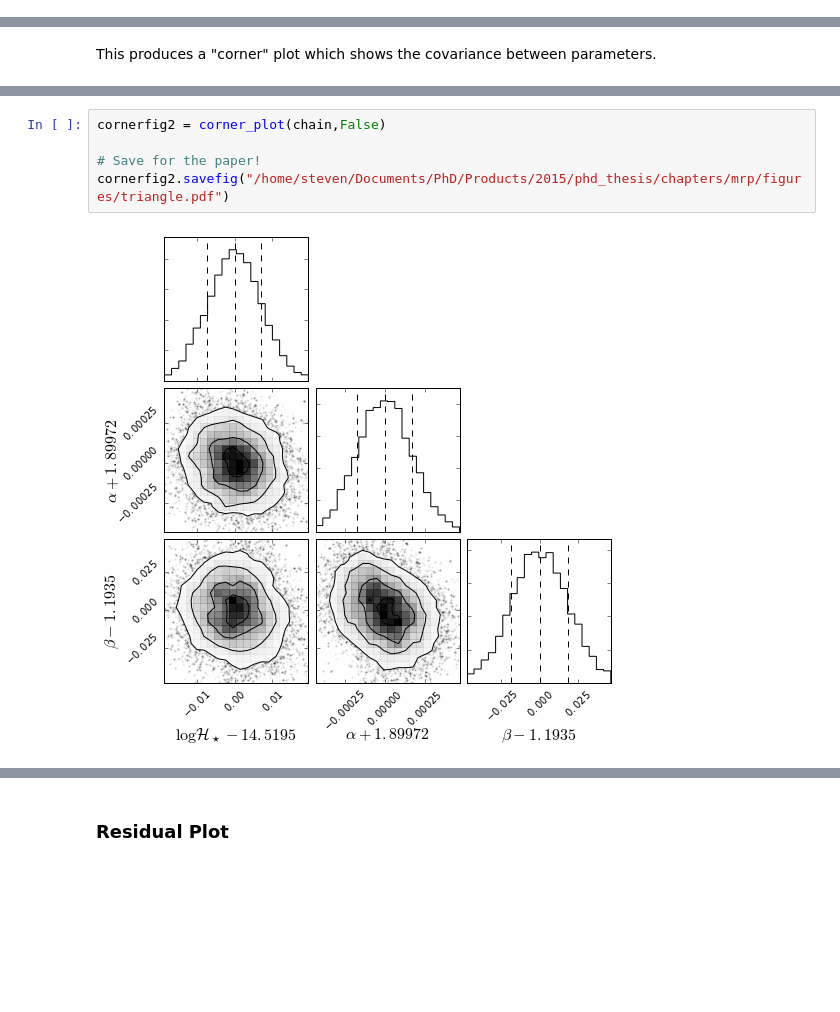
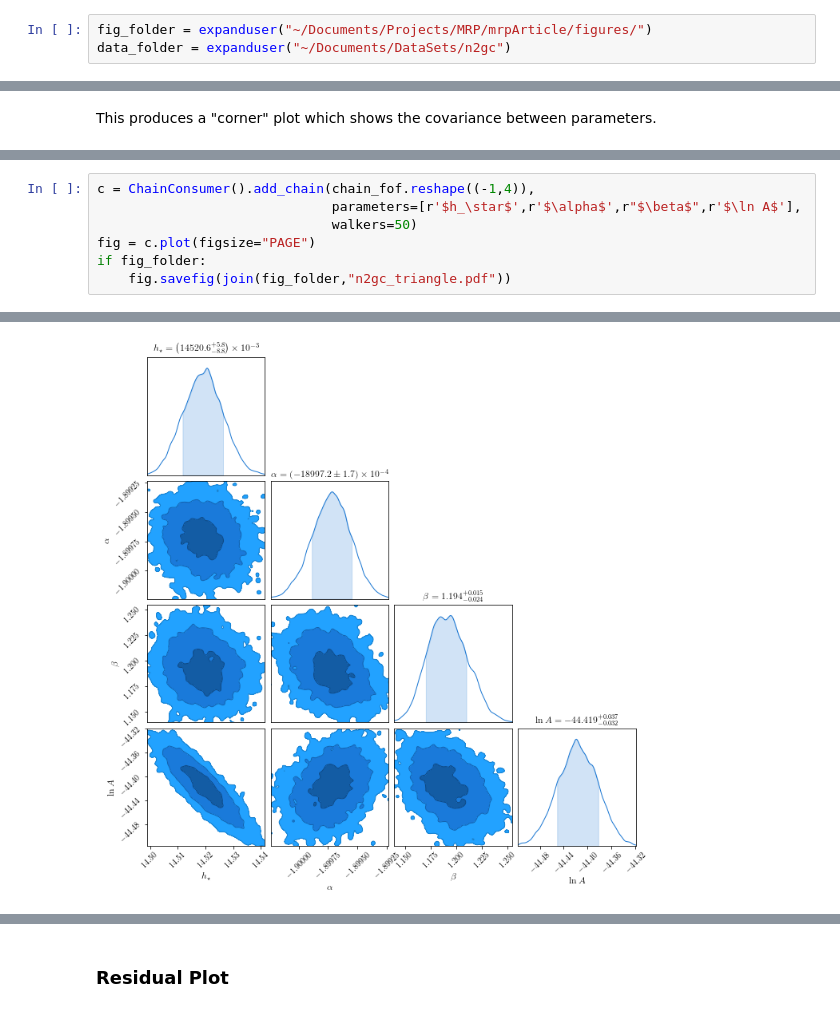
Before and after one commit to steven-murray/mrpy, a Jupyter notebook: docs/examples/fit_simulation_suite.ipynb, the cells around one changed output, grey strips where cells are left out. Cells and saved outputs as stored; diff of their text form; blank space fills up the shorter version.

```diff
--- a/docs/examples/fit_simulation_suite.ipynb
+++ b/docs/examples/fit_simulation_suite.ipynb
@@ -9,3 +23,6 @@ Do note that this example is not quick. It takes a while to *get* the data, let
+# %%
+fig_folder = expanduser("~/Documents/Projects/MRP/mrpArticle/figures/")
+data_folder = expanduser("~/Documents/DataSets/n2gc")
 # %% [markdown]
 ## Preparing the data
 
@@ -305,7 +324,8 @@ cornerfig0.savefig("../../../mrpArticle/figures/n2gc_triangle.pdf")
-# %%
-cornerfig2 = corner_plot(chain,False)
-
-# Save for the paper!
-cornerfig2.savefig("/home/steven/Documents/PhD/Products/2015/phd_thesis/chapters/mrp/figures/triangle.pdf")
-# %% [output]
-[figure, removed]
+# %%
+c = ChainConsumer().add_chain(chain_fof.reshape((-1,4)),
+                              parameters=[r'$h_\star$',r'$\alpha$',r"$\beta$",r'$\ln A$'],
+                              walkers=50)
+fig = c.plot(figsize="PAGE")
+if fig_folder:
+    fig.savefig(join(fig_folder,"n2gc_triangle.pdf"))
+# %% [output]
@@ -311,0 +333 @@ cornerfig2.savefig("/home/steven/Documents/PhD/Products/2015/phd_thesis/chapters
+[figure, added]
```
Also changed, not shown: parts of 47 cells of this notebook, 43 other files.
